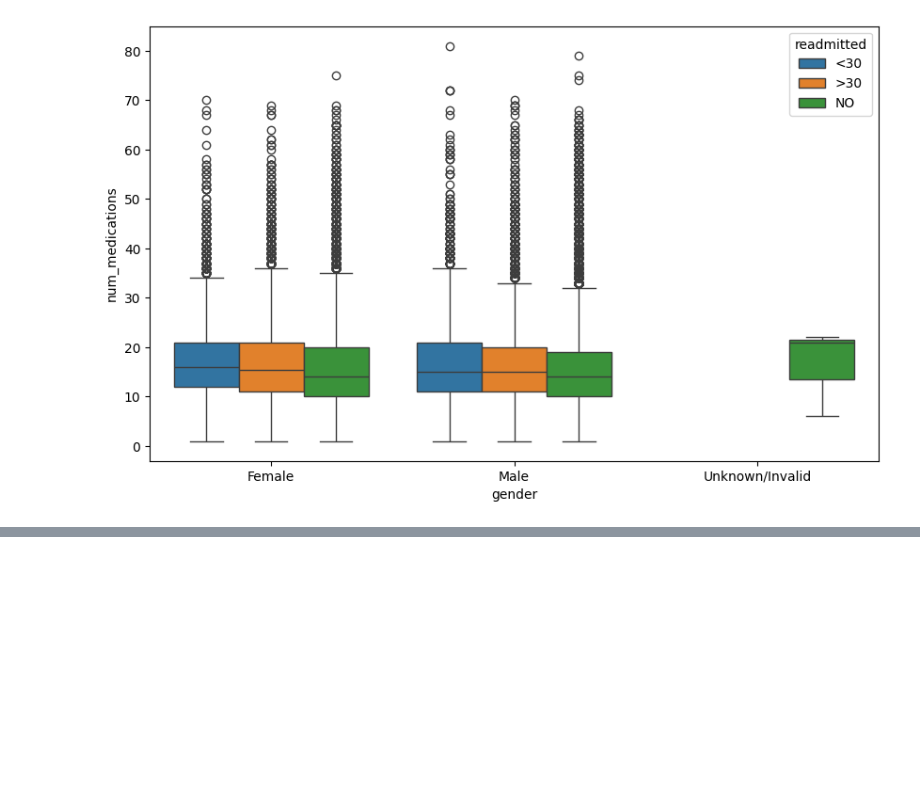
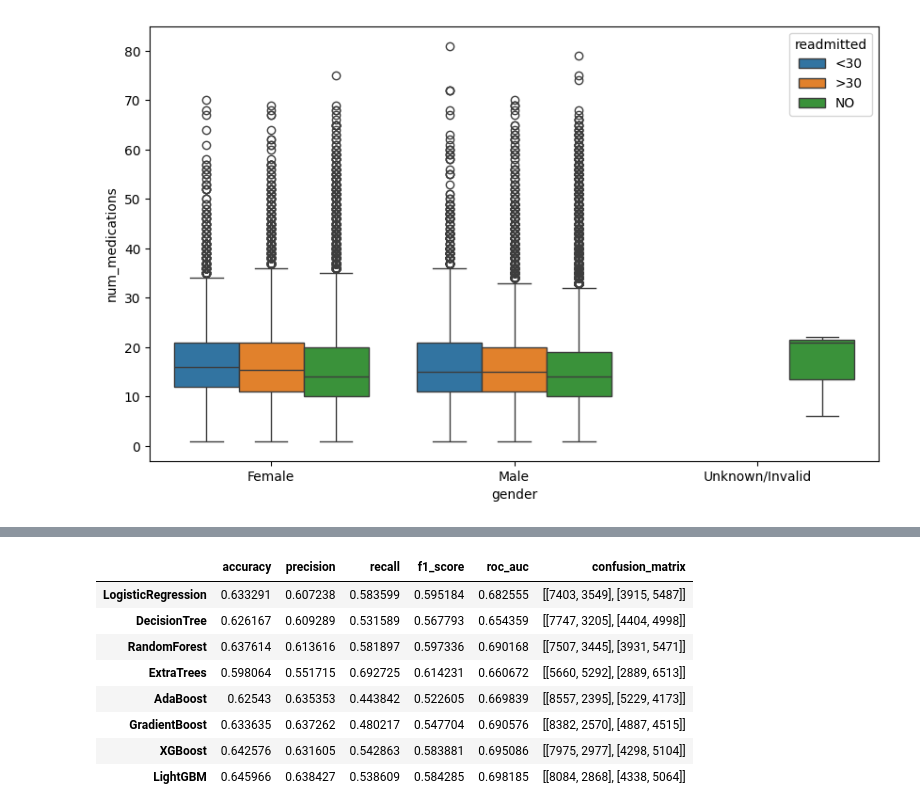
Before and after one commit to madokahazemi/diabetes-readmission-prediction, a Jupyter notebook: code/diabetes-readmission-prediction.ipynb, the cells around one changed output, grey strips where cells are left out. Drawn from its saved outputs; the diff is of its cells as text; code cells hidden in the pictures; blank space fills up the shorter version.

Commit message:
Applying ML models

```diff
--- a/code/diabetes-readmission-prediction.ipynb
+++ b/code/diabetes-readmission-prediction.ipynb
@@ -385,0 +432,4 @@ sns.boxplot(data=df, x='gender', y='num_medications', hue='readmitted')
+# %%
+# Split the data into training and testing sets
+X_train, X_test, y_train, y_test = train_test_split(X, y, test_size=0.2, random_state=42)
+X_train.shape, X_test.shape, y_train.shape, y_test.shape
@@ -385,0 +438,31 @@ sns.boxplot(data=df, x='gender', y='num_medications', hue='readmitted')
+# %%
+# Define the models
+models = {
+        'LogisticRegression': LogisticRegression(max_iter=1000, C=1.0, solver='lbfgs', class_weight='balanced'),
+       # 'SVC': SVC(C=1.0, kernel='rbf', probability=True, class_weight='balanced'),
+        'DecisionTree': DecisionTreeClassifier(max_depth=5, min_samples_split=2, class_weight='balanced'),
+        'RandomForest': RandomForestClassifier(n_estimators=100, max_depth=10, class_weight='balanced'),
+        'ExtraTrees': ExtraTreesClassifier(n_estimators=100, max_depth=10, class_weight='balanced'),
+        'AdaBoost': AdaBoostClassifier(n_estimators=50, learning_rate=0.1),
+        'GradientBoost': GradientBoostingClassifier(n_estimators=100, learning_rate=0.1),
+        'XGBoost': XGBClassifier(use_label_encoder=False, eval_metric='logloss', n_estimators=100),
+        'LightGBM': LGBMClassifier(n_estimators=100, boosting_type='gbdt')
+    }
+# Train and evaluate the models
+def evaluate_models(models, X_train, y_train, X_test, y_test):
+    results = {}
+    for name, model in models.items():
+        model.fit(X_train, y_train)
+        y_pred = model.predict(X_test)
+        y_pred_prob = model.predict_proba(X_test)[:, 1]
+        results[name] = {
+            'accuracy': accuracy_score(y_test, y_pred),
+            'precision': precision_score(y_test, y_pred),
+            'recall': recall_score(y_test, y_pred),
+            'f1_score': f1_score(y_test, y_pred),
+            'roc_auc': roc_auc_score(y_test, y_pred_prob),
+            'confusion_matrix': confusion_matrix(y_test, y_pred),
+        }
+    return results
+# %%
+results = evaluate_models(models, X_train, y_train, X_test, y_test)
@@ -385,0 +481,14 @@ sns.boxplot(data=df, x='gender', y='num_medications', hue='readmitted')
+# %%
+# Convert results to DataFrame and display
+results_df = pd.DataFrame(results).T
+results_df
+# %% [output]
+|  | accuracy | precision | recall | f1_score | roc_auc | confusion_matrix |
+| LogisticRegression | 0.633291 | 0.607238 | 0.583599 | 0.595184 | 0.682555 | [[7403, 3549], [3915, 5487]] |
+| DecisionTree | 0.626167 | 0.609289 | 0.531589 | 0.567793 | 0.654359 | [[7747, 3205], [4404, 4998]] |
+| RandomForest | 0.637614 | 0.613616 | 0.581897 | 0.597336 | 0.690168 | [[7507, 3445], [3931, 5471]] |
+| ExtraTrees | 0.598064 | 0.551715 | 0.692725 | 0.614231 | 0.660672 | [[5660, 5292], [2889, 6513]] |
+| AdaBoost | 0.62543 | 0.635353 | 0.443842 | 0.522605 | 0.669839 | [[8557, 2395], [5229, 4173]] |
+| GradientBoost | 0.633635 | 0.637262 | 0.480217 | 0.547704 | 0.690576 | [[8382, 2570], [4887, 4515]] |
+| XGBoost | 0.642576 | 0.631605 | 0.542863 | 0.583881 | 0.695086 | [[7975, 2977], [4298, 5104]] |
+| LightGBM | 0.645966 | 0.638427 | 0.538609 | 0.584285 | 0.698185 | [[8084, 2868], [4338, 5064]] |
```
Also changed, not shown: parts of 23 cells of this notebook.
